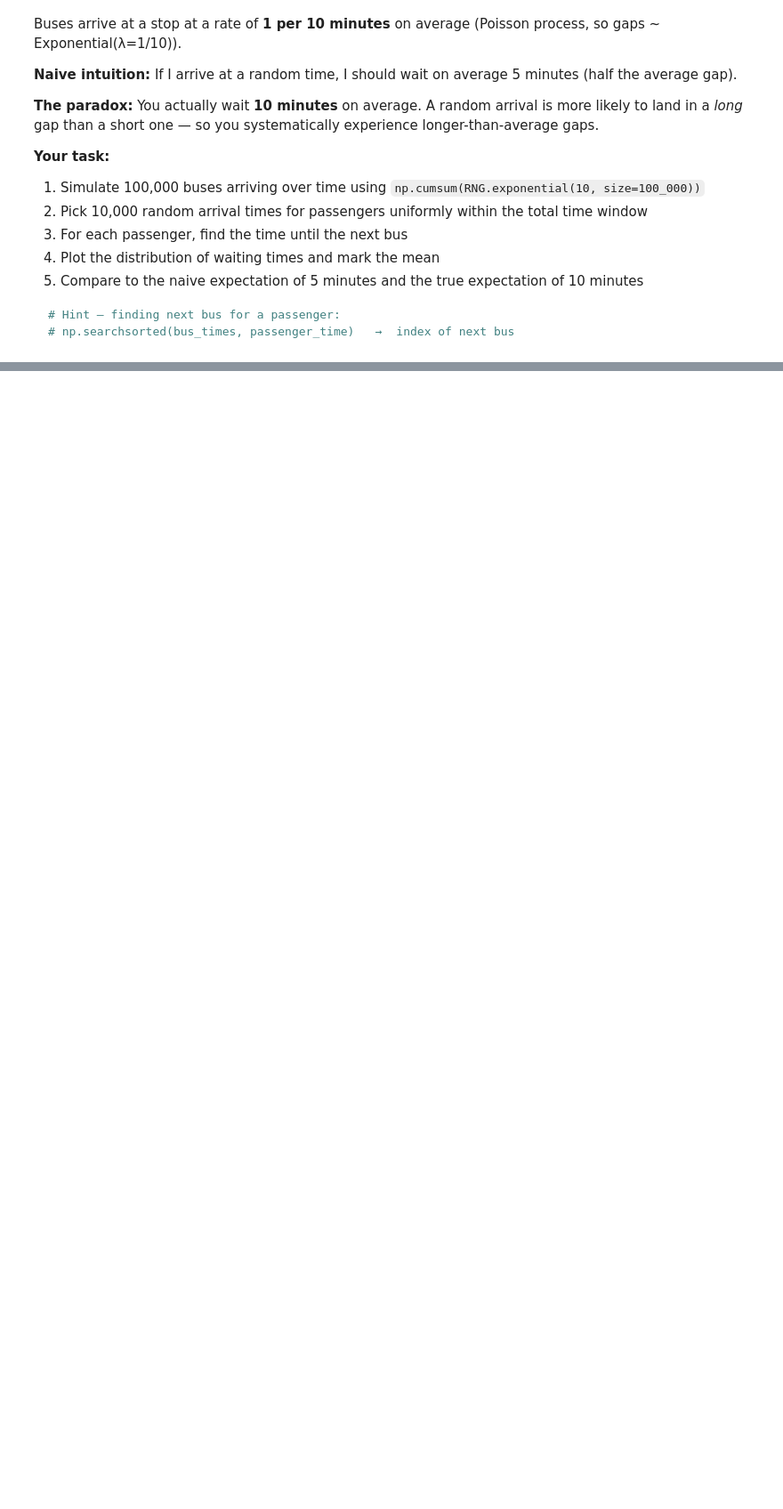
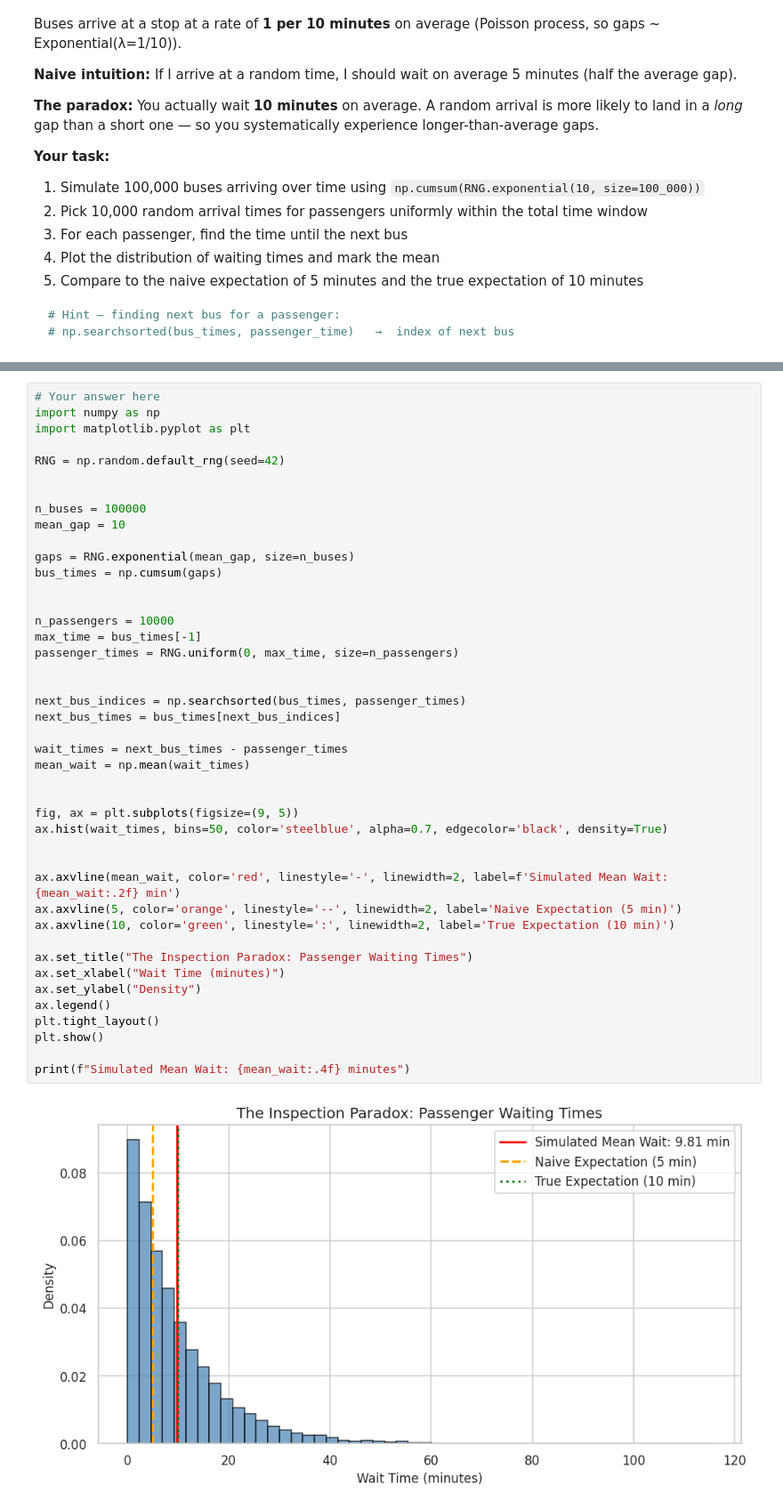
Before and after one commit to sahibshakhayev/IntroToDS, a Jupyter notebook: Solved/LB_3.ipynb, the cells around one changed output, grey strips where cells are left out. Shown at 89% size. Cells and saved outputs as stored; diff of their text form; blank space fills up the shorter version.

```diff
--- a/Solved/LB_3.ipynb
+++ b/Solved/LB_3.ipynb
@@ -1026,0 +1112,45 @@ Buses arrive at a stop at a rate of **1 per 10 minutes** on average (Poisson pro
+# %%
+# Your answer here
+import numpy as np
+import matplotlib.pyplot as plt
+
+RNG = np.random.default_rng(seed=42)
+
+
+n_buses = 100000
+mean_gap = 10
+
+gaps = RNG.exponential(mean_gap, size=n_buses)
+bus_times = np.cumsum(gaps)
+
+
+n_passengers = 10000
+max_time = bus_times[-1]
+passenger_times = RNG.uniform(0, max_time, size=n_passengers)
+
+
+next_bus_indices = np.searchsorted(bus_times, passenger_times)
+next_bus_times = bus_times[next_bus_indices]
+
+wait_times = next_bus_times - passenger_times
+mean_wait = np.mean(wait_times)
+
+
+fig, ax = plt.subplots(figsize=(9, 5))
+ax.hist(wait_times, bins=50, color='steelblue', alpha=0.7, edgecolor='black', density=True)
+
+
+ax.axvline(mean_wait, color='red', linestyle='-', linewidth=2, label=f'Simulated Mean Wait: {mean_wait:.2f} min')
+ax.axvline(5, color='orange', linestyle='--', linewidth=2, label='Naive Expectation (5 min)')
+ax.axvline(10, color='green', linestyle=':', linewidth=2, label='True Expectation (10 min)')
+
+ax.set_title("The Inspection Paradox: Passenger Waiting Times")
+ax.set_xlabel("Wait Time (minutes)")
+ax.set_ylabel("Density")
+ax.legend()
+plt.tight_layout()
+plt.show()
+
+print(f"Simulated Mean Wait: {mean_wait:.4f} minutes")
+# %% [output]
+[figure, added]
```
Also changed, not shown: parts of 7 cells of this notebook.
